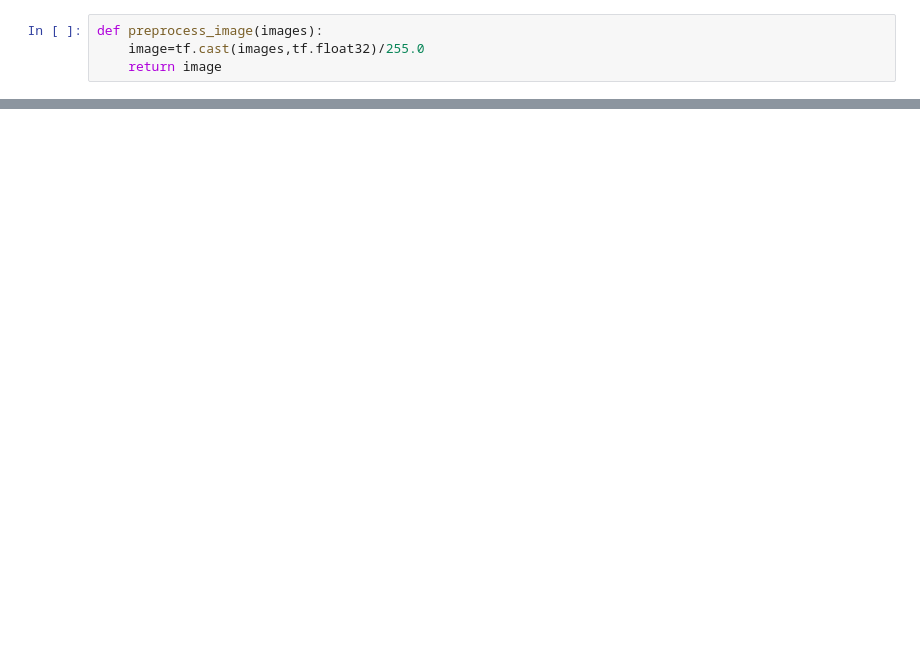
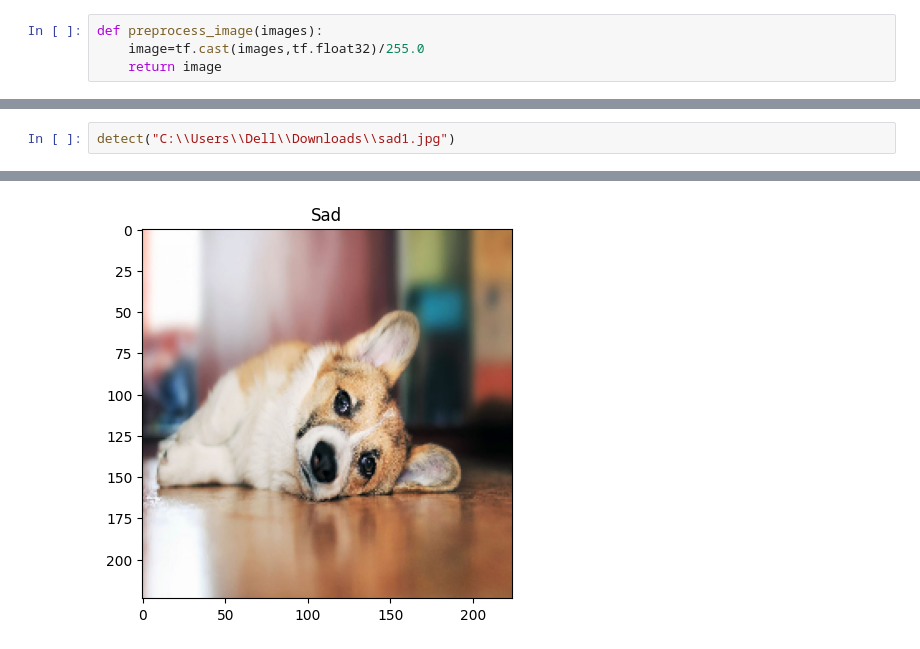
Before and after one commit to prajwal-code2/dogs-emotion, a Jupyter notebook: emotion_detector.ipynb, the cells around one changed output, grey strips where cells are left out. Saved outputs shown, nothing was run; the diff lists cells and outputs as text; blank space fills up the shorter version.

```diff
--- a/emotion_detector.ipynb
+++ b/emotion_detector.ipynb
@@ -160,0 +155,3 @@ model.evaluate(test_X,test_label)
+# %%
+detect("C:\\Users\\Dell\\Downloads\\sad1.jpg")
+# %% [output]
@@ -160,0 +159 @@ model.evaluate(test_X,test_label)
+[figure, added]
```
Also changed, not shown: parts of 15 cells of this notebook, 1 other file.
